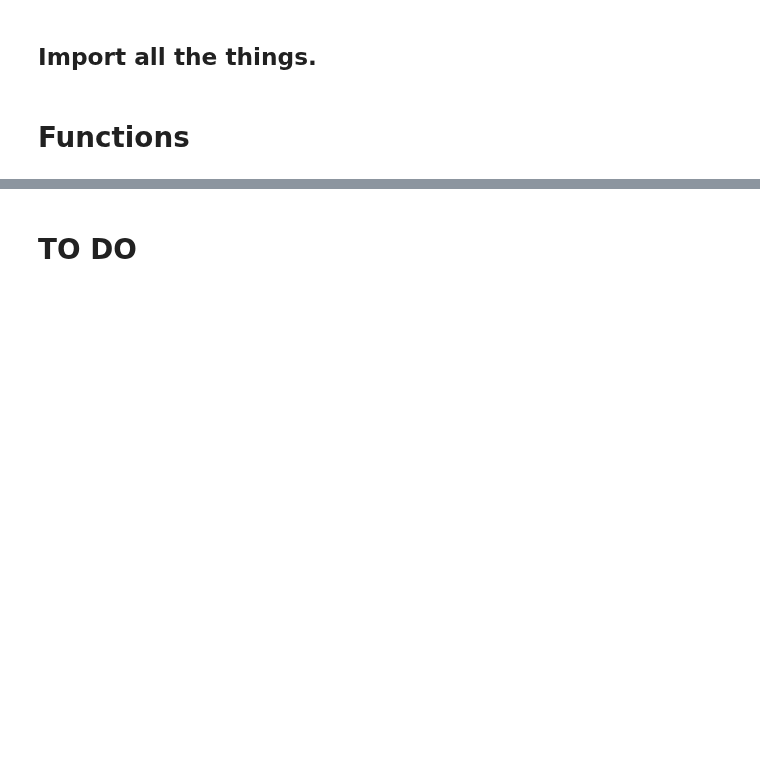
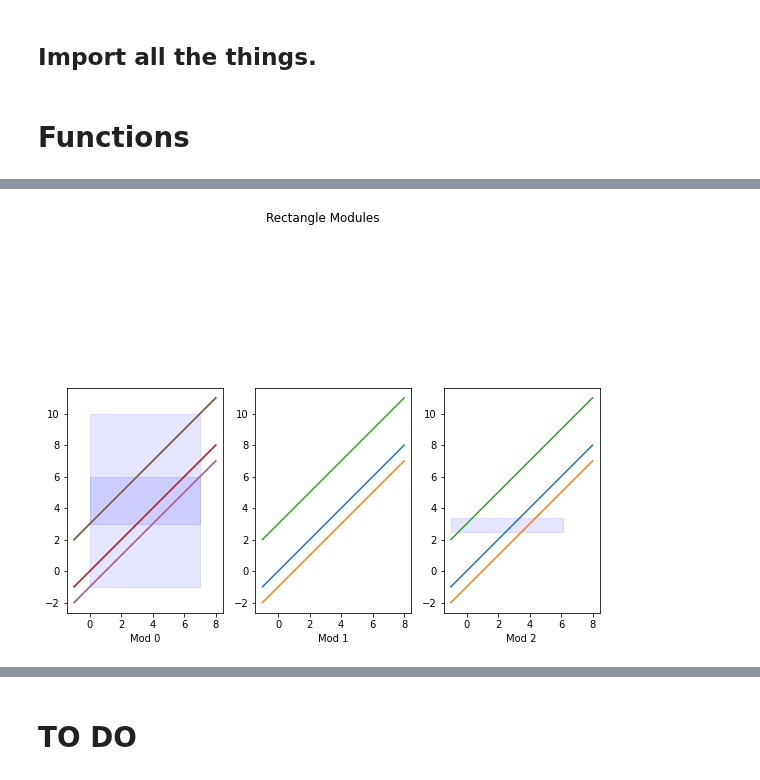
Before and after one commit to asilata/matching-distance-code, a Jupyter notebook: Notebooks/Banff code.ipynb, the cells around one changed output, grey strips where cells are left out. Drawn from its saved outputs; the diff is of its cells as text; code cells hidden in the pictures; blank space fills up the shorter version.

```diff
--- a/Notebooks/Banff code.ipynb
+++ b/Notebooks/Banff code.ipynb
@@ -120,0 +260,84 @@ parent mod: 1
+# %%
+n_mods = len(r_mods_list)
+n_rects = 0
+for i in range(len(r_mods_list)):
+    n_rects += r_mods_list[i].count_rectangles()
+print("we have ", n_rects, " rectangles")
+
+color_n = (0.1, 0.2, 0.3)
+fig, axes = plt.subplots(1, n_mods, figsize=(8, 8))
+# this only prints the correct number of plots, but later we would
+# also like them to be organized nicely and not in a column
+
+for i in range(n_mods):
+    for j in range(r_mods_list[i].count_rectangles()):
+        # this for loop runs over all rectangles in all mods.
+        # we need to hold it at this size to hit all rectangles,
+        # even though we don't want to have this many plots.
+        temp_rect = r_mods_list[i].rectangles[j]
+        # this is the current rectangle
+        a1 = temp_rect.bottom_left
+        h1= temp_rect.top_right[0]- a1[0]
+        v1= temp_rect.top_right[1]- a1[1]
+        temp_patch = matplotlib.patches.Rectangle(a1,h1,v1,color = 'blue', alpha = 0.1)
+        color_n = (color_n[0] + 0.01,color_n[1]+ 0.1,color_n[2]+ 0.01)
+        #TODO: make sure always in 0-1 range or represent differently
+        # here, we need to print the right things
+        ax = axes[r_mods_list[i].rectangles[j].find_parent()]
+        ax.add_patch(temp_patch)
+        x = np.linspace(-1, 8, 1000)
+        # lines to plot
+        ax.plot(x, x + 0, linestyle='solid')
+        ax.plot(x, x -1, linestyle='solid')
+        ax.plot(x, x + 3, linestyle='solid')
+        ax.set_aspect(1)
+        ax.set_xlabel('Mod ' + str(i))
+#         fig = ax.get_figure()
+        fig.tight_layout()
+        fig.suptitle('Rectangle Modules')
+#         fig.subplots_adjust(top=0.9)
+
+ii = 0
+jj = 0
+a = 0
+fig, ax = plt.subplots(figsize=(8, 5))
+for M in r_mods_list:
+    for N in r_mods_list:
+        if ii < jj:
+            # this gets rid of half of the matrix of entries,
+            # keeping only the lower half. That way if we have
+            # wlog (1,3), we don't also get (3,1).
+            # equality leaves (x,x) for sanity checks;
+            # can be eliminated by removing equality.
+
+            ## Family of lines in same equivalence class
+            n = 100 ## number of points in interval
+            t = 2/n
+            Lines = []
+            wbd=[]
+            x=[]
+            for i in range(n+1):
+                b= i*t
+                x.append(-1.5 +b)
+                #print(b)
+                line = mod.Line((1,1),(-1.5 +b,1.5 -b))
+                #TODO: instead of hardcoded lines,
+                # use critical values to find reasonable parameters
+                Lines.append(line)
+                d = mod.compute_weighted_bottleneck(M,N,line)
+                wbd.append(d)
+            ax.set_aspect('auto')
+            ax.plot(x, wbd, 'o',markersize = 4, alpha = 0.5, label='label' + str(a))
+            #ax.title('(weighted) bottleneck distance between M ' + str(jj) + ' and M '+ str(ii))
+            ax.set_xlabel('Value of b')
+            ax.set_ylabel('wbd between M ' + str(jj) + ' and M '+ str(ii))
+            ax.legend()
+            a += 1
+            #fig.suptitle('(w) bdist between M ' + str(jj) + ' and M '+ str(ii))
+        jj += 1
+    ii += 1
+    jj = 0
+
+
+plt.show()
+# %% [output]
@@ -120,0 +345 @@ parent mod: 1
+[figure, added]
```
Also changed, not shown: parts of 11 cells of this notebook, 2 other files.
